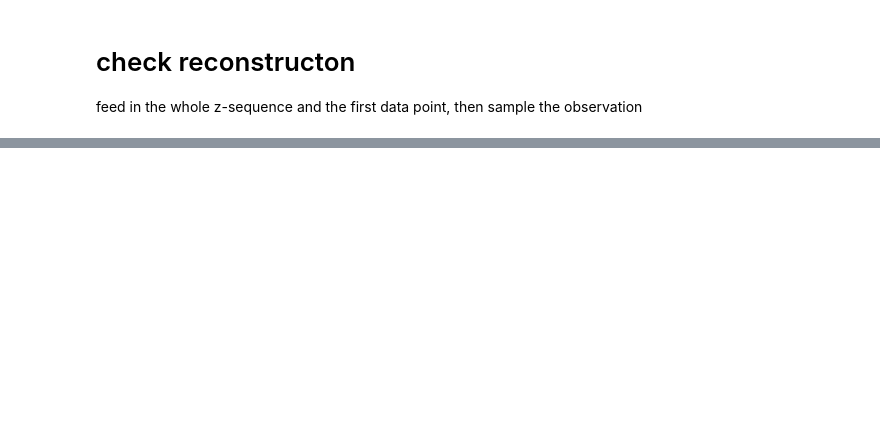
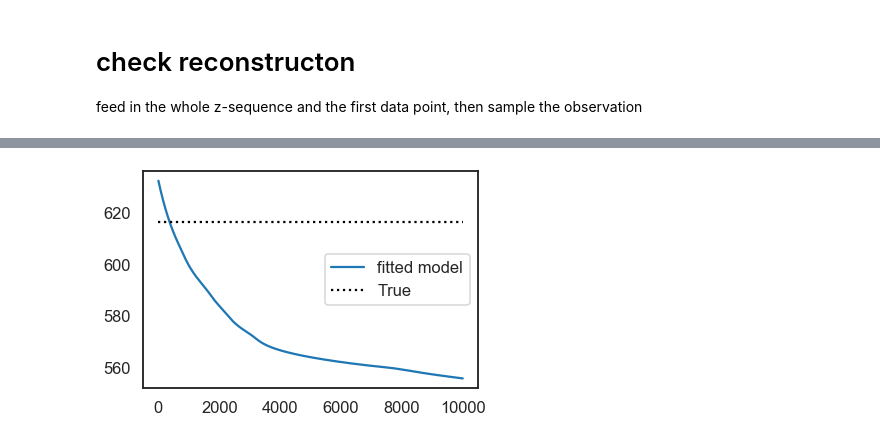
Before and after one commit to cunningham-lab/SocialBehaviors, a Jupyter notebook: SocialBehaviorptc/ssm_ptc/examples/ARHMM_demo.ipynb, the cells around one changed output, grey strips where cells are left out. Saved outputs shown, nothing was run; the diff lists cells and outputs as text; code cells hidden in the pictures; blank space fills up the shorter version.

Commit message:
add lags to the ar models

```diff
--- a/SocialBehaviorptc/ssm_ptc/examples/ARHMM_demo.ipynb
+++ b/SocialBehaviorptc/ssm_ptc/examples/ARHMM_demo.ipynb
@@ -274,0 +277,31 @@ plt.legend()
+# %%
+true_observation = ARGaussianObservation(K=K, D=D, M=0, lags=5, transformation='linear')
+true_model = HMM(K=K, D=D, M=0, observation=true_observation)
+# %%
+z, data = true_model.sample(T, return_np=True)
+# %%
+# fit to a model
+observation = ARGaussianObservation(K=K, D=D, M=0, lags=5, transformation='linear')
+model = HMM(K=K, D=D, M=0, observation=observation)
+# %%
+num_iters = 10000
+
+pbar = tqdm(total=num_iters, file=sys.stdout)
+
+optimizer = torch.optim.Adam(model.params, lr=0.0001)
+
+losses = []
+for i in np.arange(num_iters):
+
+    optimizer.zero_grad()
+
+    loss = model.loss(data)
+    loss.backward(retain_graph=True)
+    optimizer.step()
+
+    loss = loss.detach().numpy()
+    losses.append(loss)
+
+    if i % 10 == 0:
+        pbar.set_description('iter {} loss {:.2f}'.format(i, loss))
+        pbar.update(10)
@@ -274,0 +310,9 @@ plt.legend()
+# %%
+# plot loss
+true_loss = true_model.loss(data)
+plt.plot(losses, label='fitted model')
+plt.plot([0, num_iters], true_model.loss(data).detach().numpy() * np.ones(2), ':k', label="True")
+plt.legend()
+plt.show()
+# %% [output]
+[figure, added]
```
Also changed, not shown: parts of 11 cells of this notebook, 9 other files.
